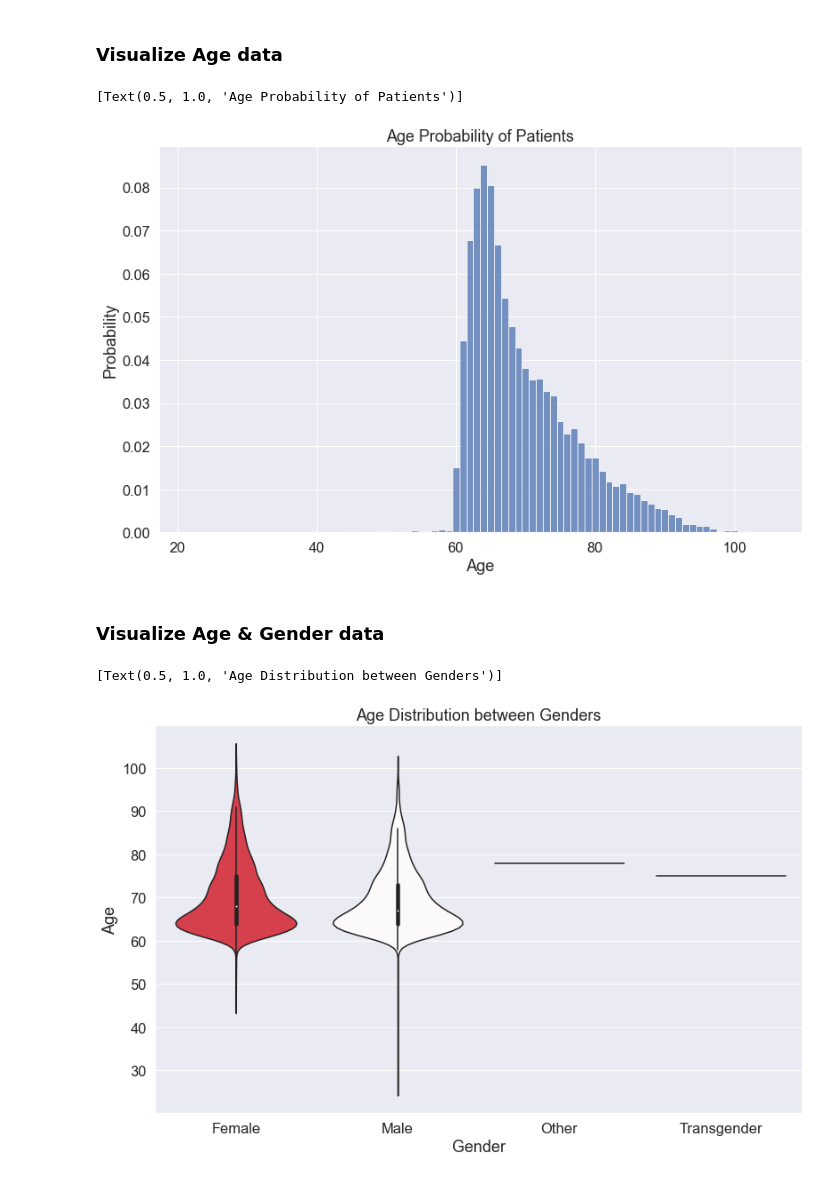
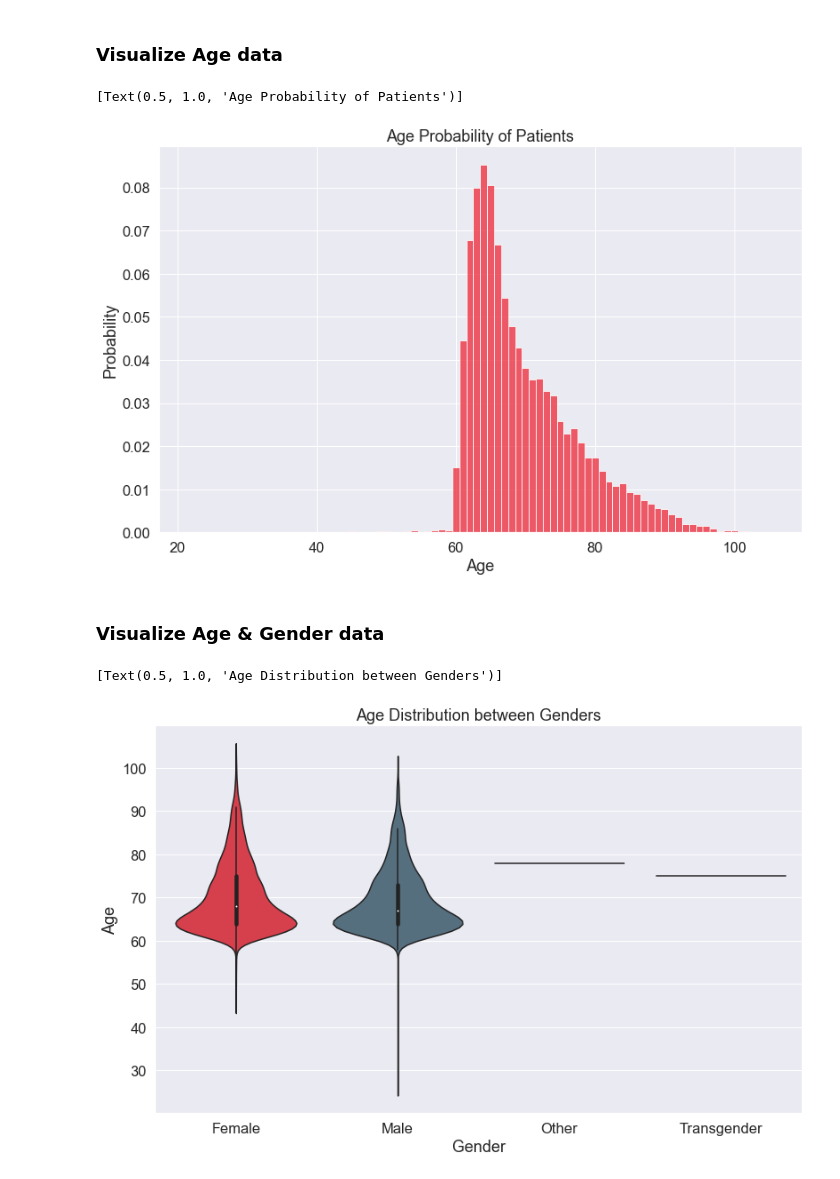
Before and after one commit to Rhunsilval/smile_on_python, a Jupyter notebook: notebooks/eda_age.ipynb, the cells around one changed output. Cells and saved outputs as stored; diff of their text form; code cells hidden in the pictures.

```diff
--- a/notebooks/eda_age.ipynb
+++ b/notebooks/eda_age.ipynb
@@ -14,7 +14,8 @@ import seaborn as sns
 sns.set(rc={"figure.figsize":(13, 8)},font_scale=1.5, style='darkgrid')
 
 # Palette details
-smileplus_palette = sns.color_palette(["#EE2737", "#FBF9F9", "#18425A", "#507184"])
+smileplus_palette = sns.color_palette(["#EE2737", "#507184", "#FBF9F9", "#18425A"])
+sns.set_palette(smileplus_palette)
 # %% [markdown]
 ### Read in CLEAN .csv
 # %%
@@ -244,25 +245,22 @@ male_pct = male_cnt/patient_cnt * 100
 # %%
 sns.histplot(
     data = patient_age_df,
     x = 'Age',
     stat = 'probability',
     discrete = True,
-    binrange = (22, 105),
-    #color = 'lightblue'
-    palette = smileplus_palette
+    binrange = (22, 105)
 ).set(title='Age Probability of Patients')
 # %% [output]
 [Text(0.5, 1.0, 'Age Probability of Patients')]
-[figure, old version]
+[figure, new version]
 # %% [markdown]
 ### Visualize Age & Gender data
 # %%
 sns.violinplot(
     data = patient_age_df,
     y = 'Age',
-    x = 'Gender',
-    palette = smileplus_palette
+    x = 'Gender'
 ).set(title='Age Distribution between Genders')
 # %% [output]
 [Text(0.5, 1.0, 'Age Distribution between Genders')]
-[figure, old version]
+[figure, new version]
```
Also changed, not shown: 2 other files.
